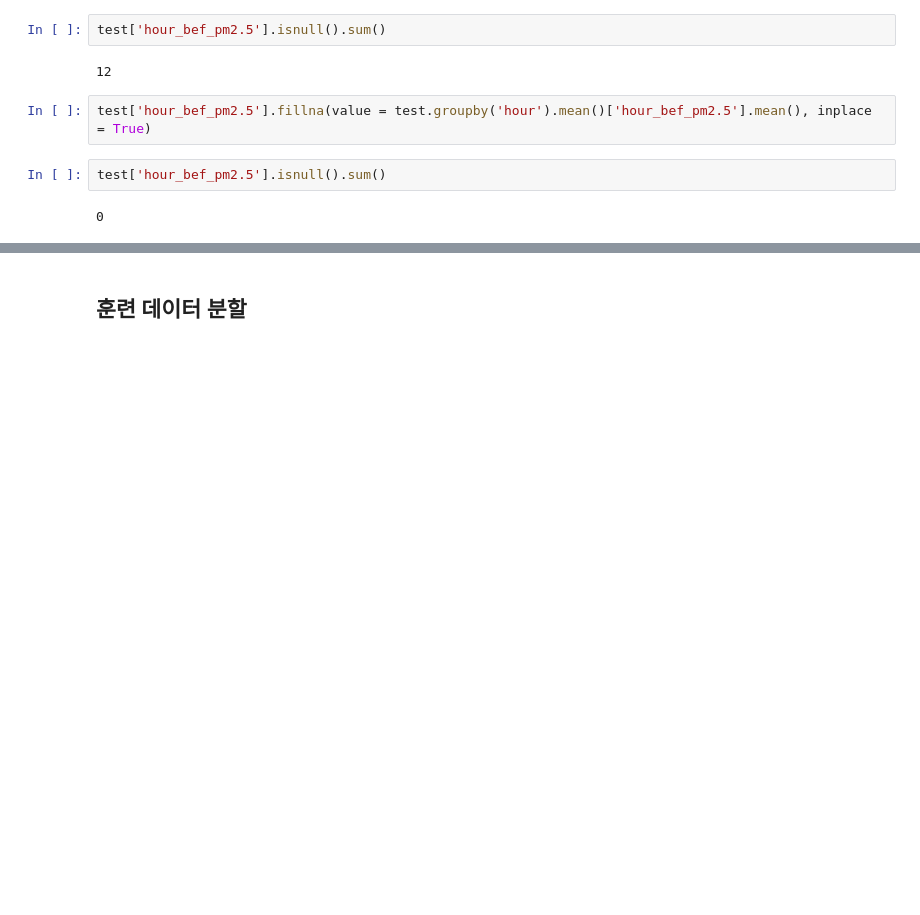
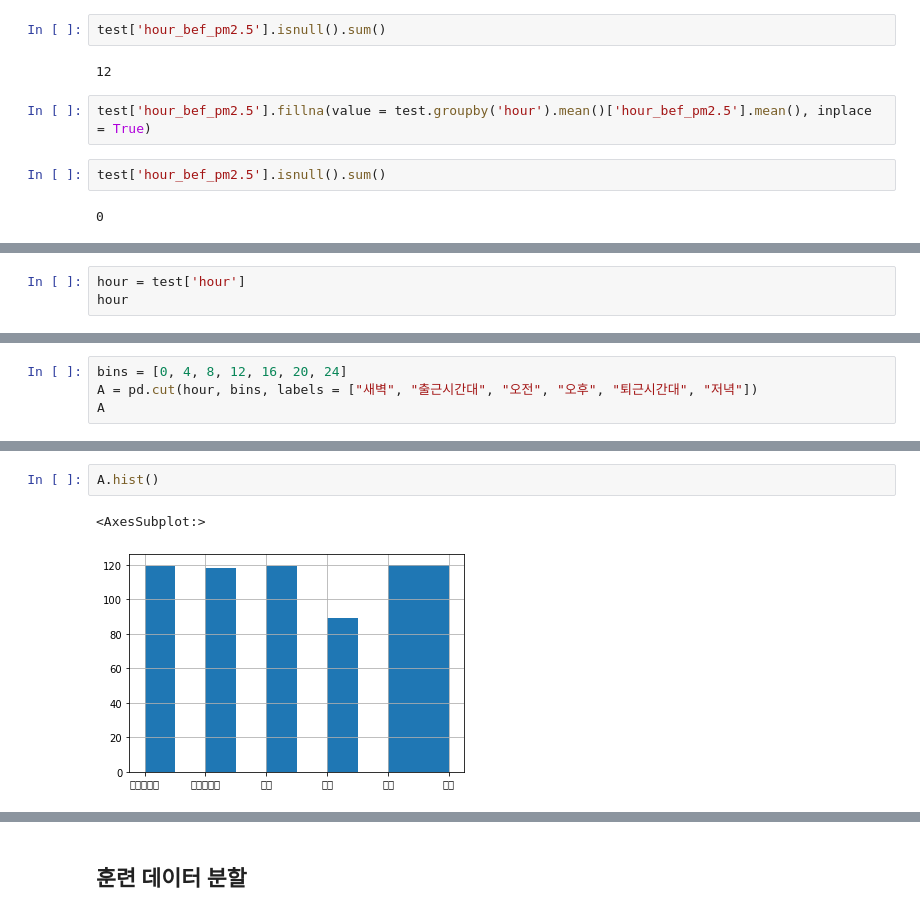
Before and after one commit to UGeunJi/Seoul_Bike_Rental_Prediction, a Jupyter notebook: 지우근/ALL_IQR.ipynb, the cells around one changed output, grey strips where cells are left out. Cells and saved outputs as stored; diff of their text form; blank space fills up the shorter version.

```diff
--- a/지우근/ALL_IQR.ipynb
+++ b/지우근/ALL_IQR.ipynb
@@ -222,0 +340,3 @@ test['hour_bef_pm2.5'].isnull().sum()
+# %%
+hour = test['hour']
+hour
@@ -222,0 +356,4 @@ test['hour_bef_pm2.5'].isnull().sum()
+# %%
+bins = [0, 4, 8, 12, 16, 20, 24]
+A = pd.cut(hour, bins, labels = ["새벽", "출근시간대", "오전", "오후", "퇴근시간대", "저녁"])
+A
@@ -222,0 +374,5 @@ test['hour_bef_pm2.5'].isnull().sum()
+# %%
+A.hist()
+# %% [output]
+<AxesSubplot:>
+[figure, added]
```
Also changed, not shown: parts of 25 cells of this notebook.
